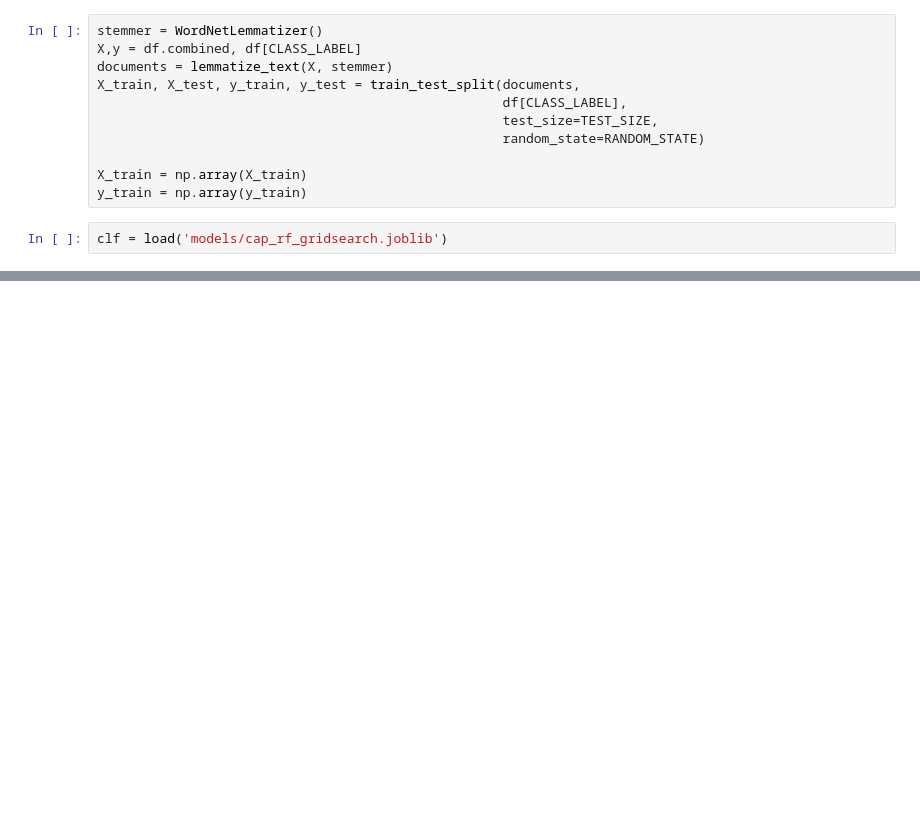
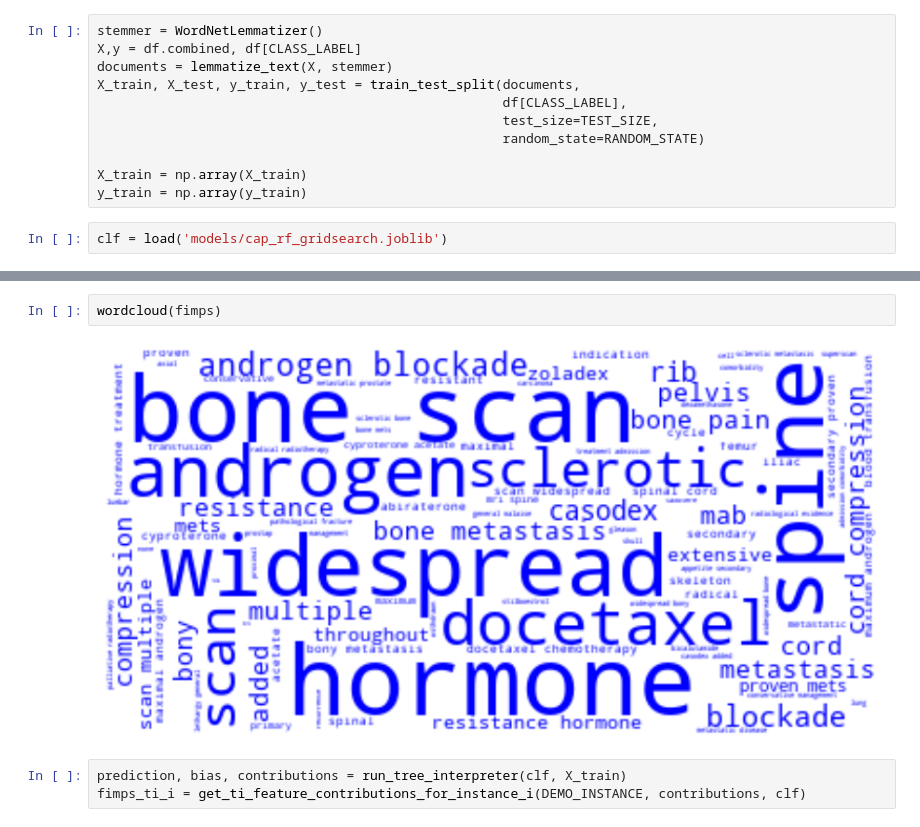
Before and after one commit to UHBristolDataScience/CAP-LeDeR-classification, a Jupyter notebook: rf_interpretability_outputs.ipynb, the cells around one changed output, grey strips where cells are left out. Drawn from its saved outputs; the diff is of its cells as text; blank space fills up the shorter version.

```diff
--- a/rf_interpretability_outputs.ipynb
+++ b/rf_interpretability_outputs.ipynb
@@ -120,0 +123,7 @@ fimps.head(15)
+# %%
+wordcloud(fimps)
+# %% [output]
+[figure, added]
+# %%
+prediction, bias, contributions = run_tree_interpreter(clf, X_train)
+fimps_ti_i = get_ti_feature_contributions_for_instance_i(DEMO_INSTANCE, contributions, clf)
```
Also changed, not shown: parts of 34 cells of this notebook, 6 other files.
